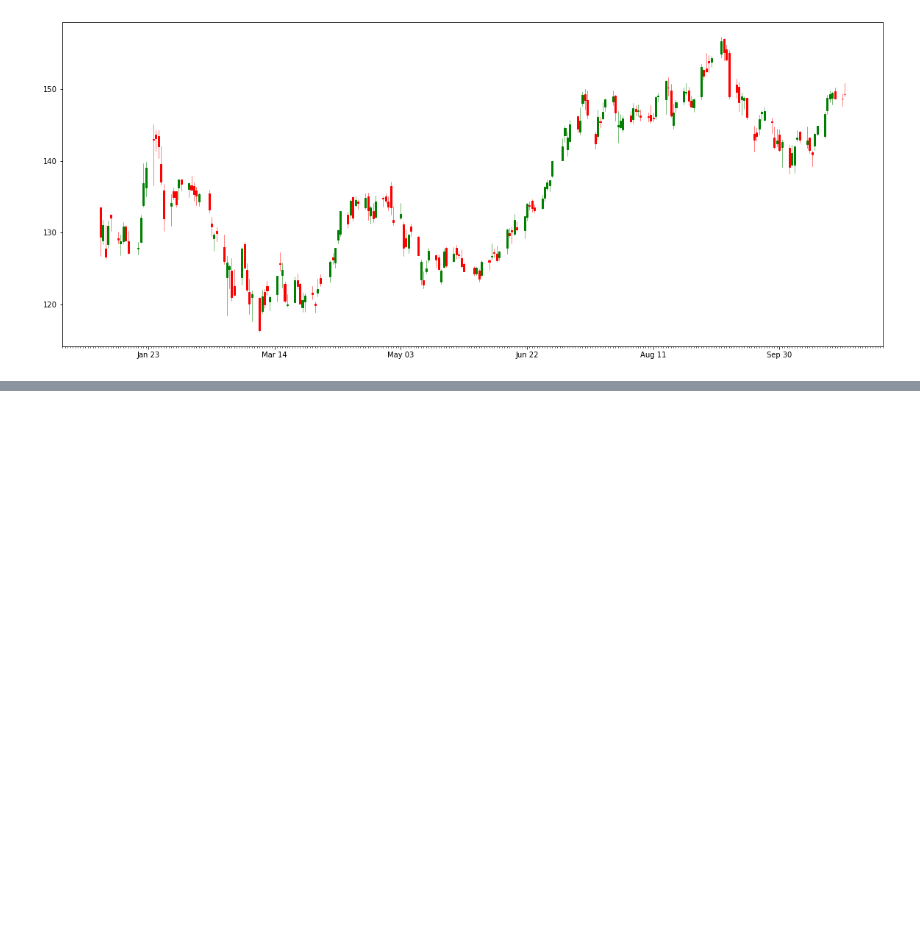
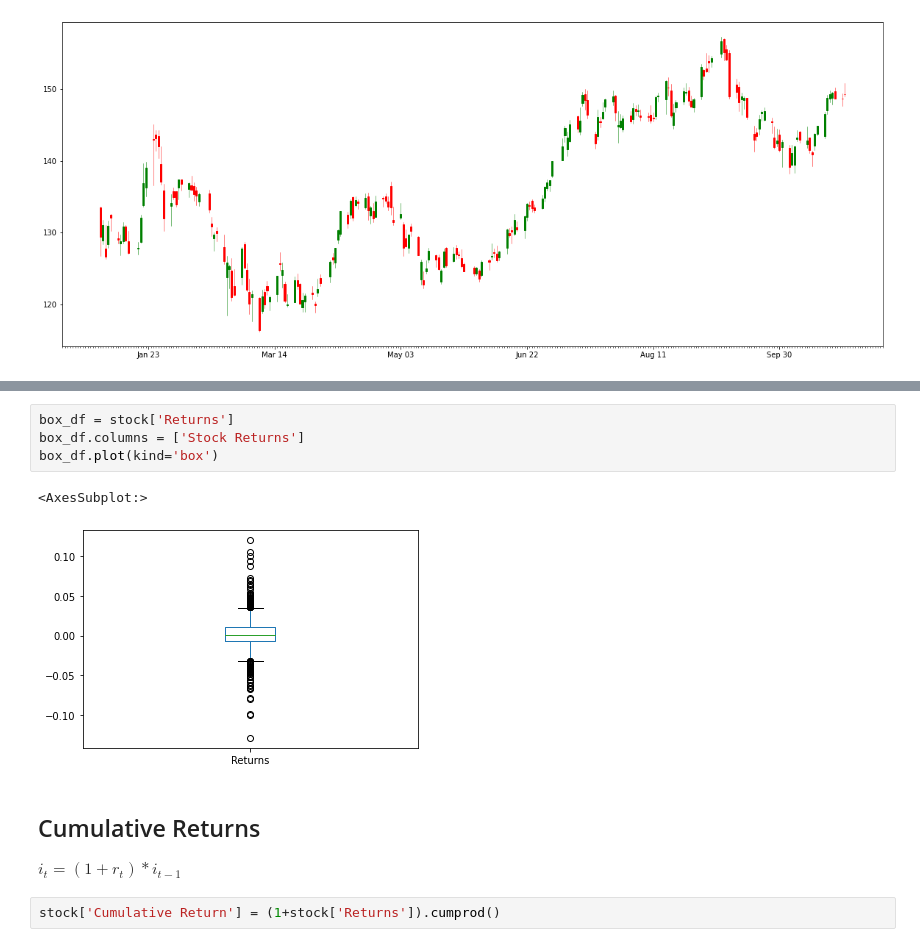
Before and after one commit to yohannts/market_strategy, a Jupyter notebook: analysis.ipynb, the cells around one changed output, grey strips where cells are left out. Saved outputs shown, nothing was run; the diff lists cells and outputs as text; blank space fills up the shorter version.

```diff
--- a/analysis.ipynb
+++ b/analysis.ipynb
@@ -95,0 +121,13 @@ plt.plot()
+# %%
+box_df = stock['Returns']
+box_df.columns = ['Stock Returns']
+box_df.plot(kind='box')
+# %% [output]
+<AxesSubplot:>
+[figure, added]
+# %% [markdown]
+## Cumulative Returns
+
+$i_t = (1+r_t)*i_{t-1}$
+# %%
+stock['Cumulative Return'] = (1+stock['Returns']).cumprod()
```
Also changed, not shown: parts of 5 cells of this notebook, 5 other files.
